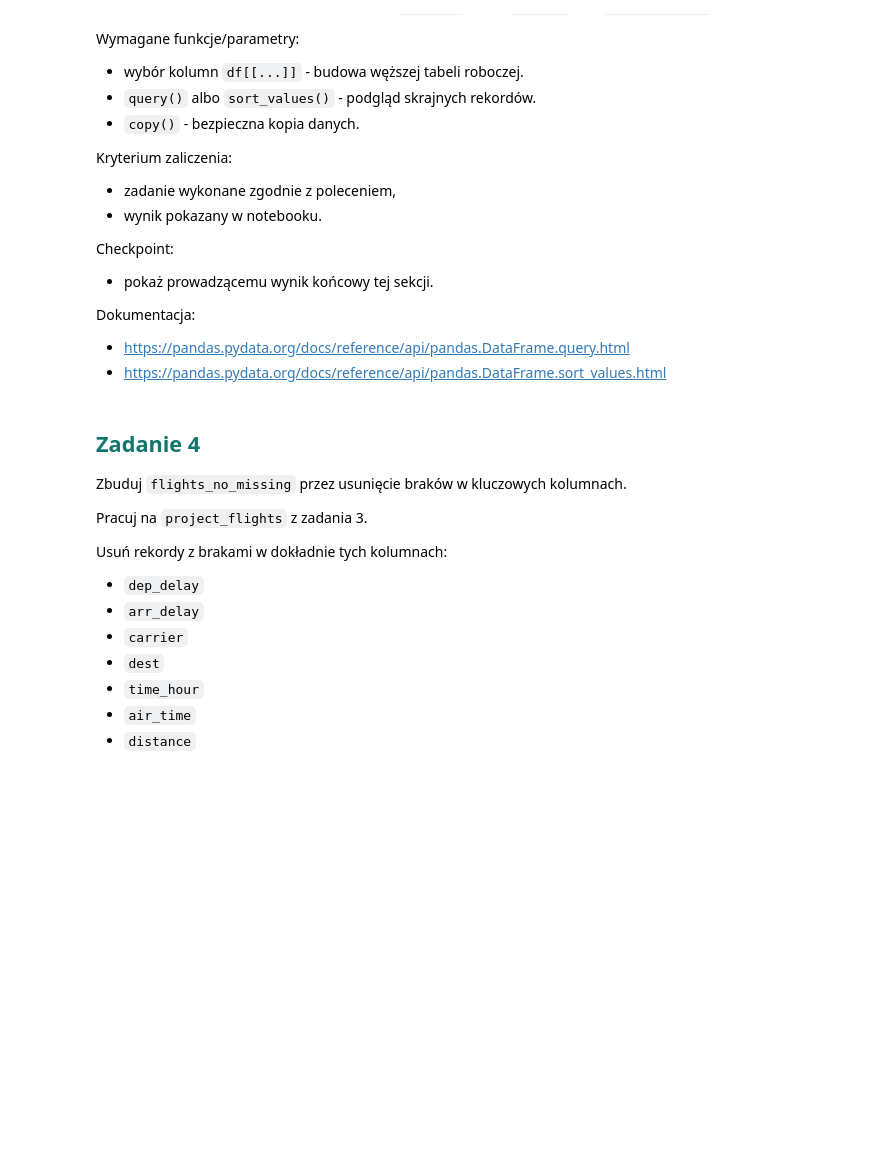
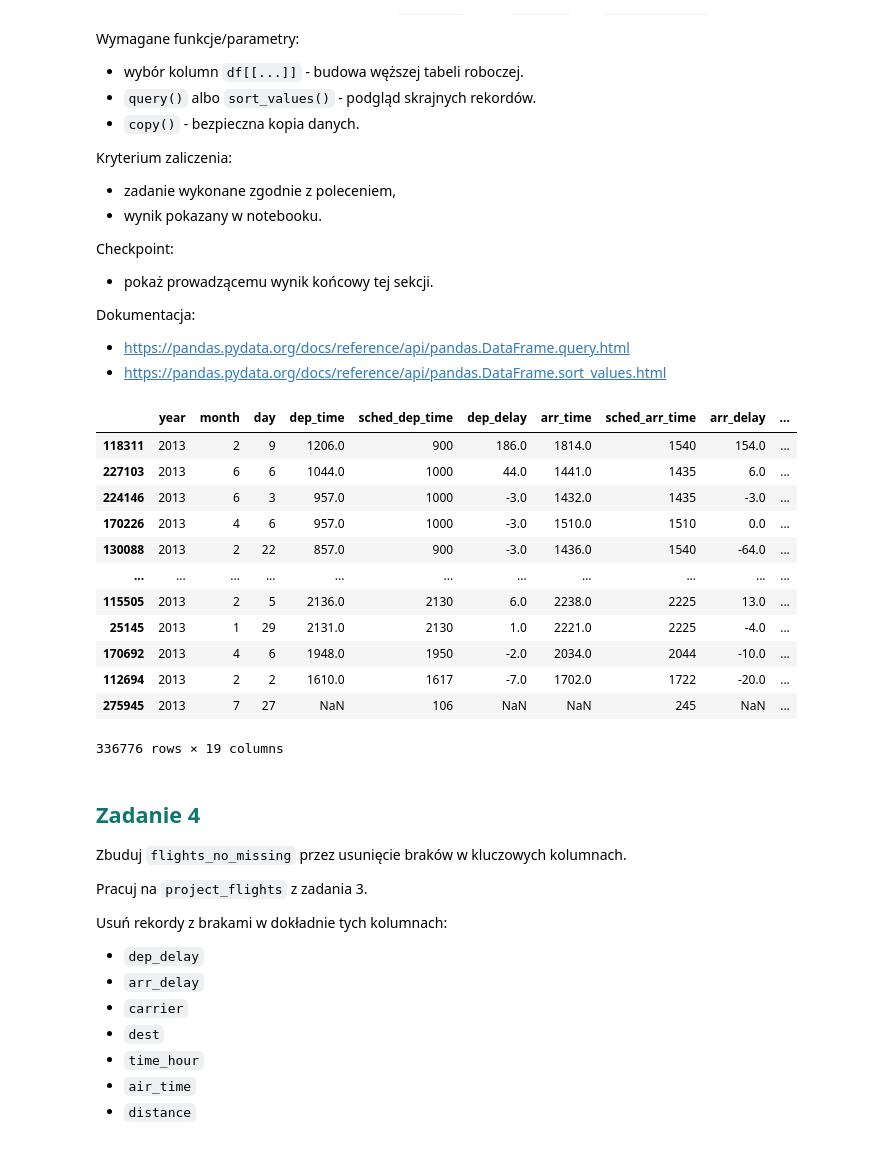
Before and after one commit to tpawlonka/AnalizaDanychPythonKurs, a Jupyter notebook: AnalizaDanychPython_Lekcja4.ipynb, the cells around one changed output. Cells and saved outputs as stored; diff of their text form; code cells hidden in the pictures; blank space fills up the shorter version.

```diff
--- a/AnalizaDanychPython_Lekcja4.ipynb
+++ b/AnalizaDanychPython_Lekcja4.ipynb
@@ -512,6 +692,23 @@ Dokumentacja:
 - https://pandas.pydata.org/docs/reference/api/pandas.DataFrame.sort_values.html
 # %%
 # tutaj dodaj swój kod
+project_flights = flights.copy()[['year', 'month', 'day', 'dep_time', 'sched_dep_time', 'dep_delay', 'arr_time', 'sched_arr_time', 'arr_delay', 'carrier', 'flight', 'tailnum', 'origin', 'dest', 'air_time', 'distance', 'hour', 'minute', 'time_hour']]
+project_flights.to_csv('./dane_lekcja4/project_flights.csv', index=False)
+display(project_flights.sort_values(['distance'], ascending=False))
+# %% [output]
+|  | year | month | day | dep_time | sched_dep_time | dep_delay | arr_time | sched_arr_time | arr_delay | ... |
+| 118311 | 2013 | 2 | 9 | 1206.0 | 900 | 186.0 | 1814.0 | 1540 | 154.0 | ... |
+| 227103 | 2013 | 6 | 6 | 1044.0 | 1000 | 44.0 | 1441.0 | 1435 | 6.0 | ... |
+| 224146 | 2013 | 6 | 3 | 957.0 | 1000 | -3.0 | 1432.0 | 1435 | -3.0 | ... |
+| 170226 | 2013 | 4 | 6 | 957.0 | 1000 | -3.0 | 1510.0 | 1510 | 0.0 | ... |
+| 130088 | 2013 | 2 | 22 | 857.0 | 900 | -3.0 | 1436.0 | 1540 | -64.0 | ... |
+| ... | ... | ... | ... | ... | ... | ... | ... | ... | ... | ... |
+| 115505 | 2013 | 2 | 5 | 2136.0 | 2130 | 6.0 | 2238.0 | 2225 | 13.0 | ... |
+| 25145 | 2013 | 1 | 29 | 2131.0 | 2130 | 1.0 | 2221.0 | 2225 | -4.0 | ... |
+| 170692 | 2013 | 4 | 6 | 1948.0 | 1950 | -2.0 | 2034.0 | 2044 | -10.0 | ... |
+| 112694 | 2013 | 2 | 2 | 1610.0 | 1617 | -7.0 | 1702.0 | 1722 | -20.0 | ... |
+| 275945 | 2013 | 7 | 27 | NaN | 106 | NaN | NaN | 245 | NaN | ... |
+336776 rows × 19 columns
 # %% [markdown]
 ## <span style="color:#0f766e; font-weight:700;">Zadanie 4</span>
 
```
Also changed, not shown: parts of 9 cells of this notebook.
